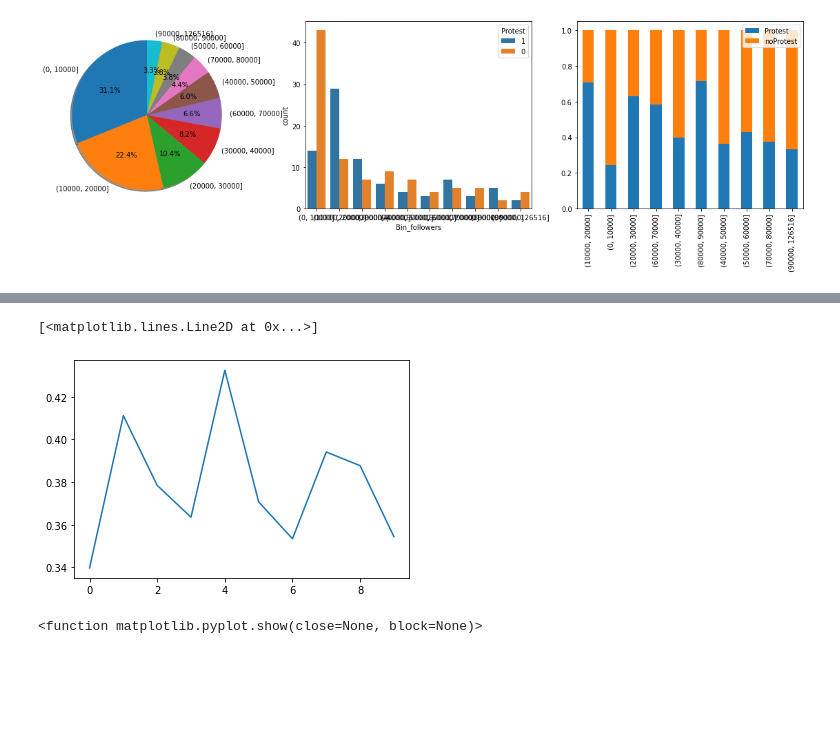
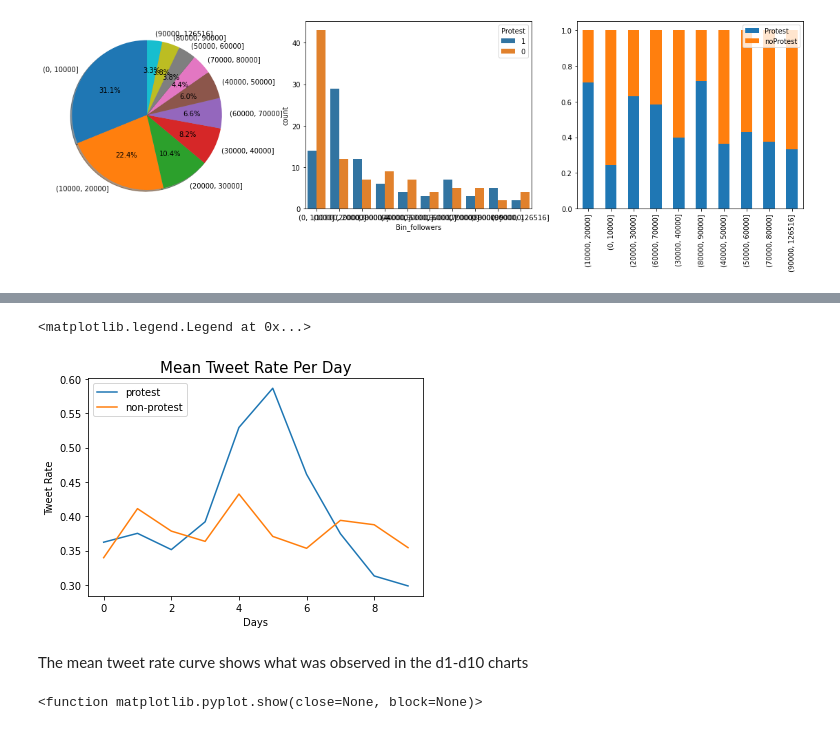
Before and after one commit to HraklisPapag/Team-Riot, a Jupyter notebook: Graphs.ipynb, the cells around one changed output, grey strips where cells are left out. Saved outputs shown, nothing was run; the diff lists cells and outputs as text; code cells hidden in the pictures; blank space fills up the shorter version.

```diff
--- a/Graphs.ipynb
+++ b/Graphs.ipynb
@@ -298,8 +270,15 @@ plt.plot(protest_graph)
-# %%
-plt.plot(non_protest_graph)
-# %% [output]
-[<matplotlib.lines.Line2D at 0x...>]
-[figure, removed]
+# %%
+plt.plot(protest_graph, label="protest")
+plt.plot(non_protest_graph, label="non-protest")
+plt.xlabel("Days") # Add ", fontsize = #" to control fontsize
+plt.ylabel("Tweet Rate")
+plt.title("Mean Tweet Rate Per Day", fontsize = 15)
+plt.legend(loc="upper left")
+# %% [output]
+<matplotlib.legend.Legend at 0x...>
+[figure, added]
+# %% [markdown]
+The mean tweet rate curve shows what was observed in the d1-d10 charts
 # %%
 graph = []
 for iter, row in training.iterrows():
```
Also changed, not shown: parts of 24 cells of this notebook.
